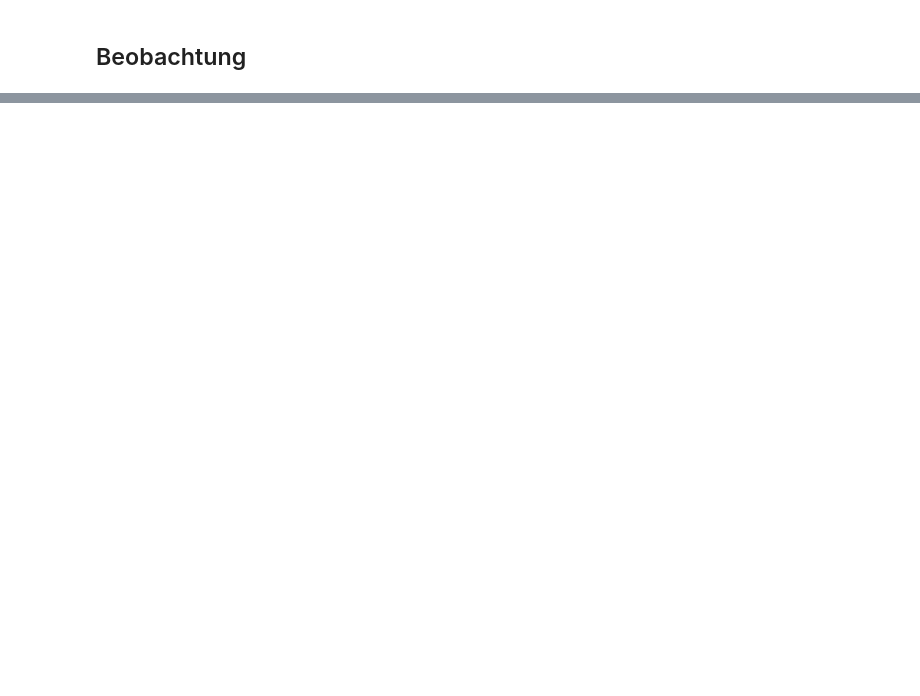
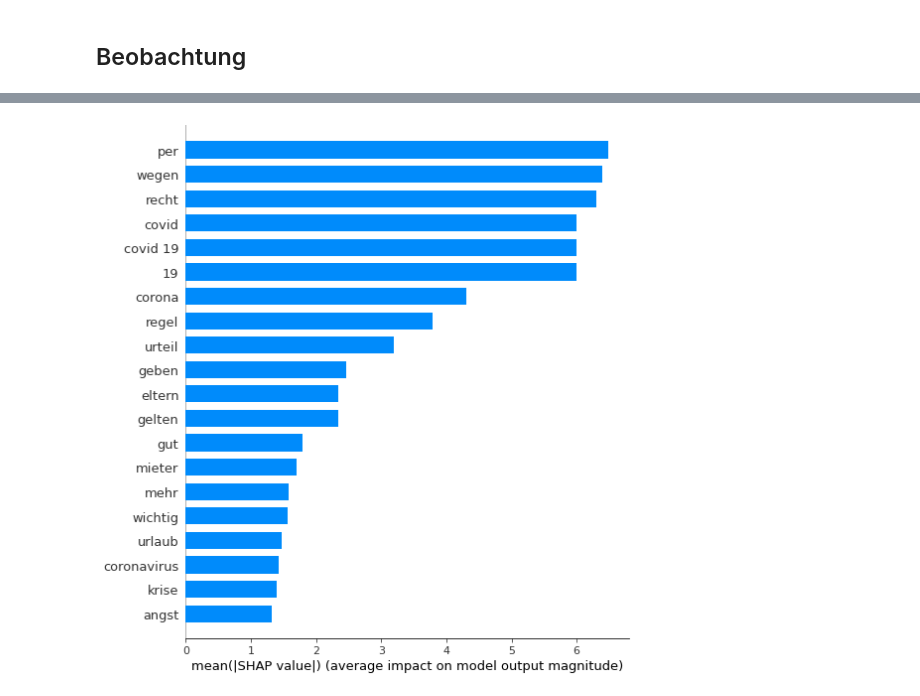
Before and after one commit to susannaruecker/master_thesis, a Jupyter notebook: first_trial_BOW.ipynb, the cells around one changed output, grey strips where cells are left out. Saved outputs shown, nothing was run; the diff lists cells and outputs as text; code cells hidden in the pictures; blank space fills up the shorter version.

```diff
--- a/first_trial_BOW.ipynb
+++ b/first_trial_BOW.ipynb
@@ -315,0 +347,4 @@ Problem: Target-Varieblen sind sehr unausgeglichen, wenige Artikel mit sehr hohe
+# %%
+shap.summary_plot(shap_values, explain_set, plot_type="bar", feature_names=vectorizer.get_feature_names())
+# %% [output]
+[figure, added]
```
Also changed, not shown: parts of 27 cells of this notebook, 3 other files.
